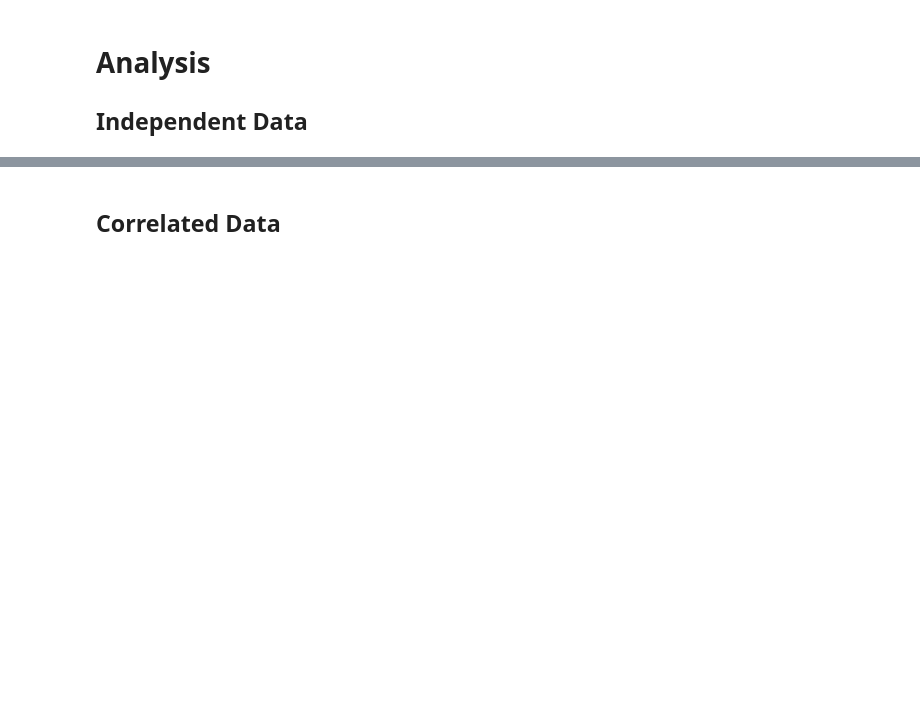
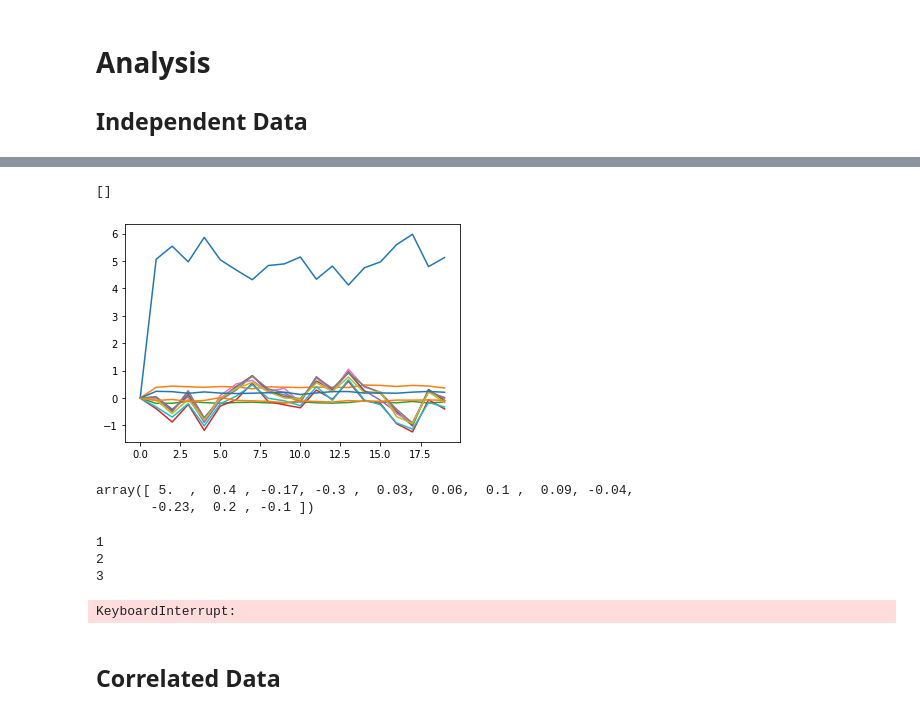
Before and after one commit to eastonhuch/discrete-lognormal-sampler, a Jupyter notebook: analysis.ipynb, the cells around one changed output, grey strips where cells are left out. Cells and saved outputs as stored; diff of their text form; code cells hidden in the pictures; blank space fills up the shorter version.

```diff
--- a/analysis.ipynb
+++ b/analysis.ipynb
@@ -78,5 +94,21 @@ array([[ 0.        ,  0.        ,  0.        , ...,  0.        ,
+# %%
+plt.plot(independent_gibbs.beta.values)
+plt.plot()
+# %% [output]
+[]
+[figure, added]
+# %%
+independent_data.beta
+# %% [output]
+array([ 5.  ,  0.4 , -0.17, -0.3 ,  0.03,  0.06,  0.1 ,  0.09, -0.04,
+       -0.23,  0.2 , -0.1 ])
 # %%
-correlated_gibbs.fit(independent_data, n_iter=100)
+correlated_gibbs.fit(independent_data, n_iter=10)
+# %% [output]
+1
+2
+3
+KeyboardInterrupt:
 # %%
 # Show that both models recover E(Z) and sd(Z) quite well
 # %%
```
Also changed, not shown: parts of 4 cells of this notebook, 1 other file.
